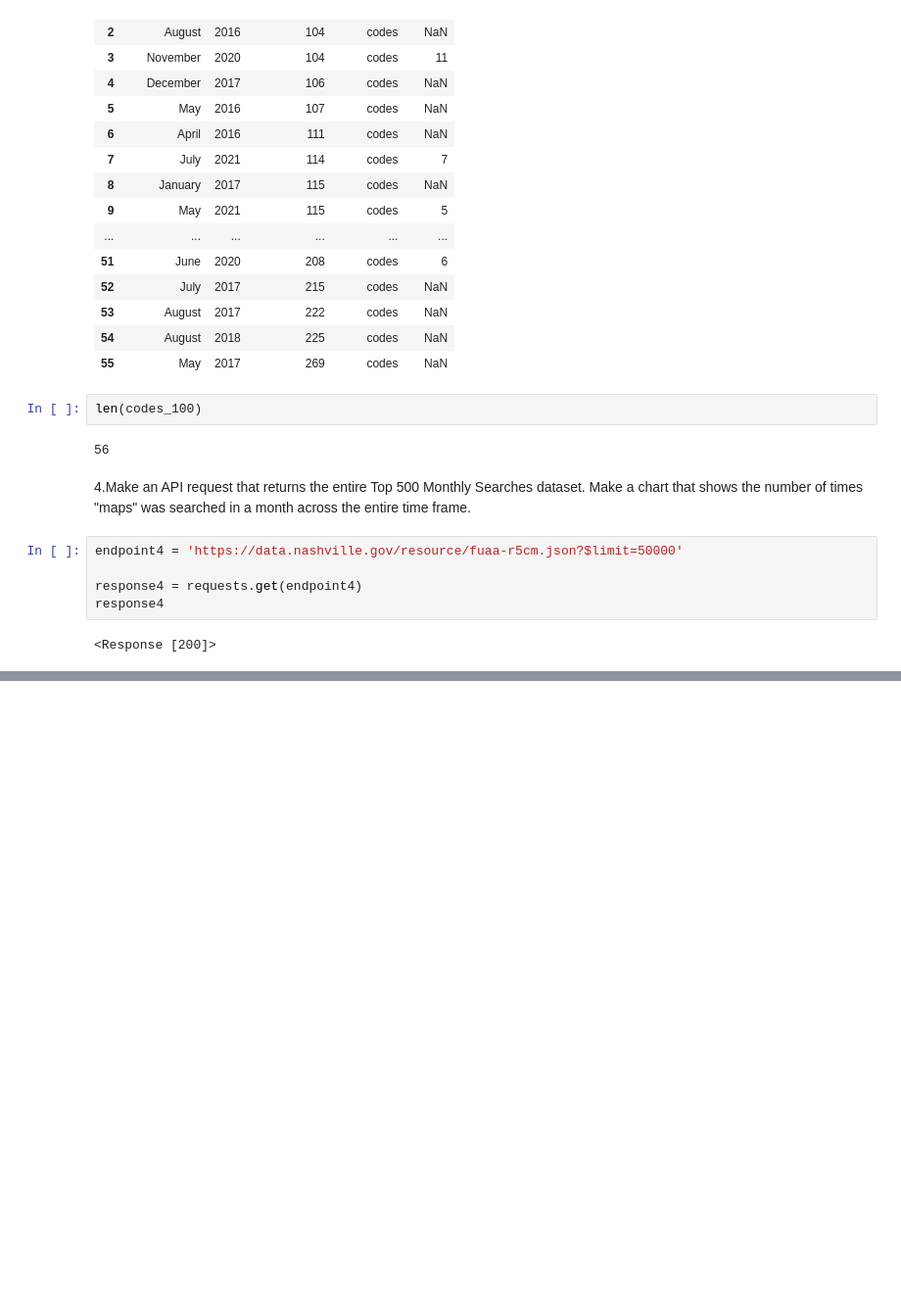
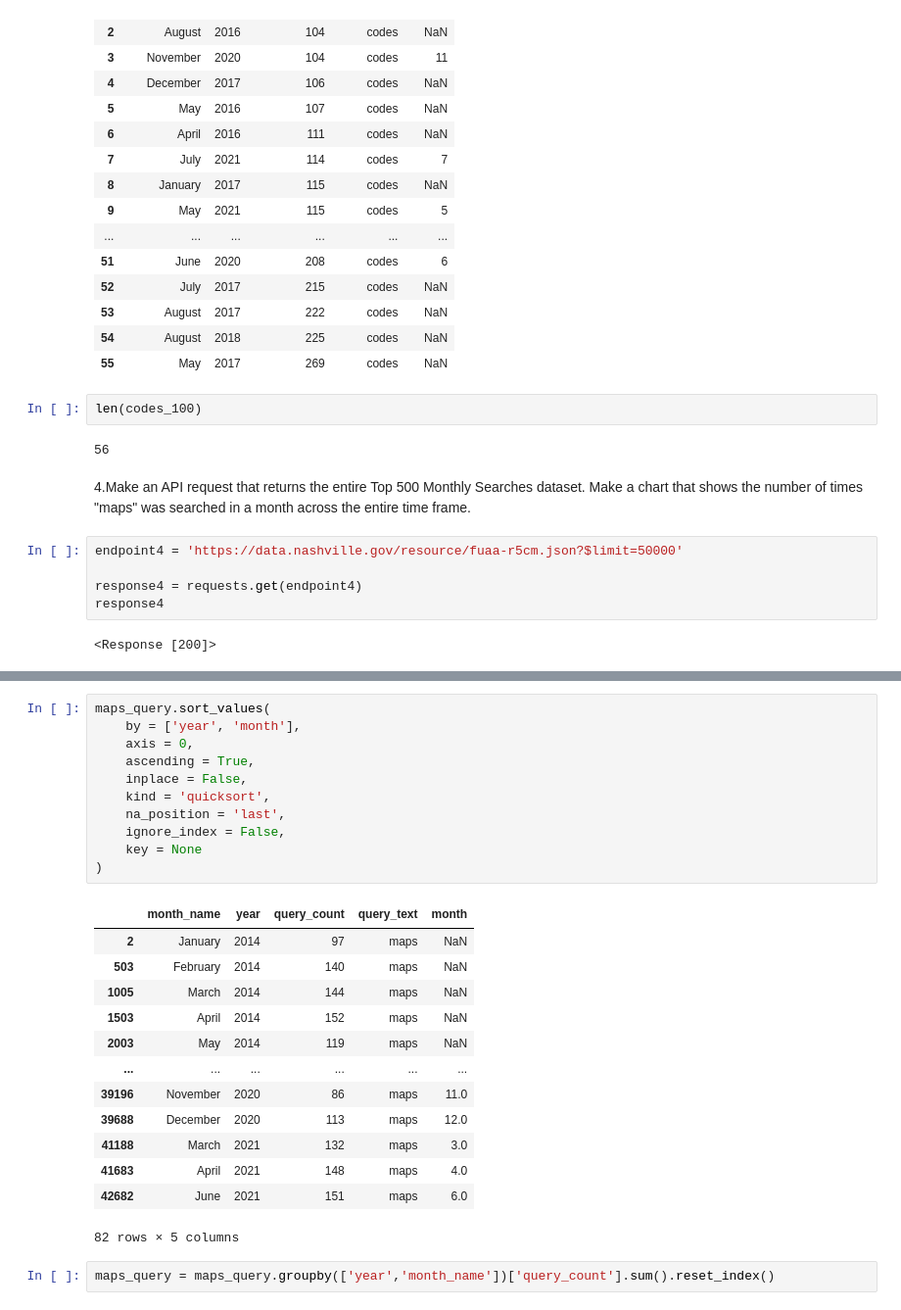
Before and after one commit to CaitlinC91/socrata_api-CaitlinC91, a Jupyter notebook: socrata.ipynb, the cells around one changed output, grey strips where cells are left out. Shown at 98% size. Drawn from its saved outputs; the diff is of its cells as text; blank space fills up the shorter version.

```diff
--- a/socrata.ipynb
+++ b/socrata.ipynb
@@ -152 +201,28 @@ maps_query = pd.DataFrame(res4)
+# %%
+maps_query.sort_values(
+    by = ['year', 'month'],
+    axis = 0,
+    ascending = True,
+    inplace = False,
+    kind = 'quicksort',
+    na_position = 'last',
+    ignore_index = False,
+    key = None
+)
+# %% [output]
+|  | month_name | year | query_count | query_text | month |
+| 2 | January | 2014 | 97 | maps | NaN |
+| 503 | February | 2014 | 140 | maps | NaN |
+| 1005 | March | 2014 | 144 | maps | NaN |
+| 1503 | April | 2014 | 152 | maps | NaN |
+| 2003 | May | 2014 | 119 | maps | NaN |
+| ... | ... | ... | ... | ... | ... |
+| 39196 | November | 2020 | 86 | maps | 11.0 |
+| 39688 | December | 2020 | 113 | maps | 12.0 |
+| 41188 | March | 2021 | 132 | maps | 3.0 |
+| 41683 | April | 2021 | 148 | maps | 4.0 |
+| 42682 | June | 2021 | 151 | maps | 6.0 |
+82 rows × 5 columns
+# %%
+maps_query = maps_query.groupby(['year','month_name'])['query_count'].sum().reset_index()
 # %%
```
Also changed, not shown: parts of 8 cells of this notebook.
